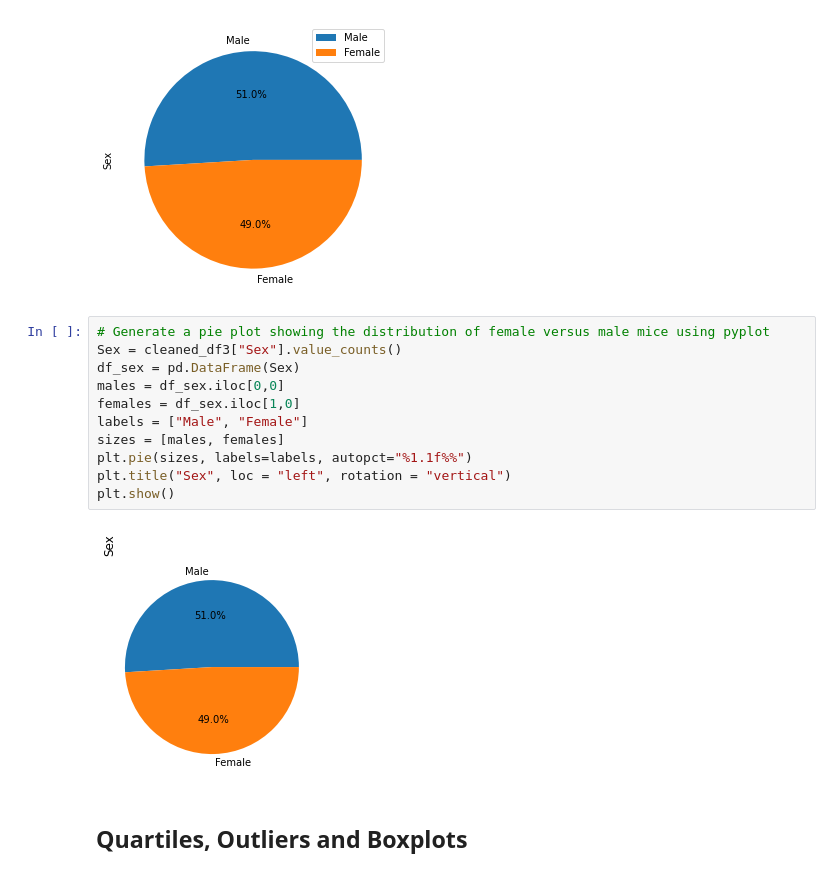
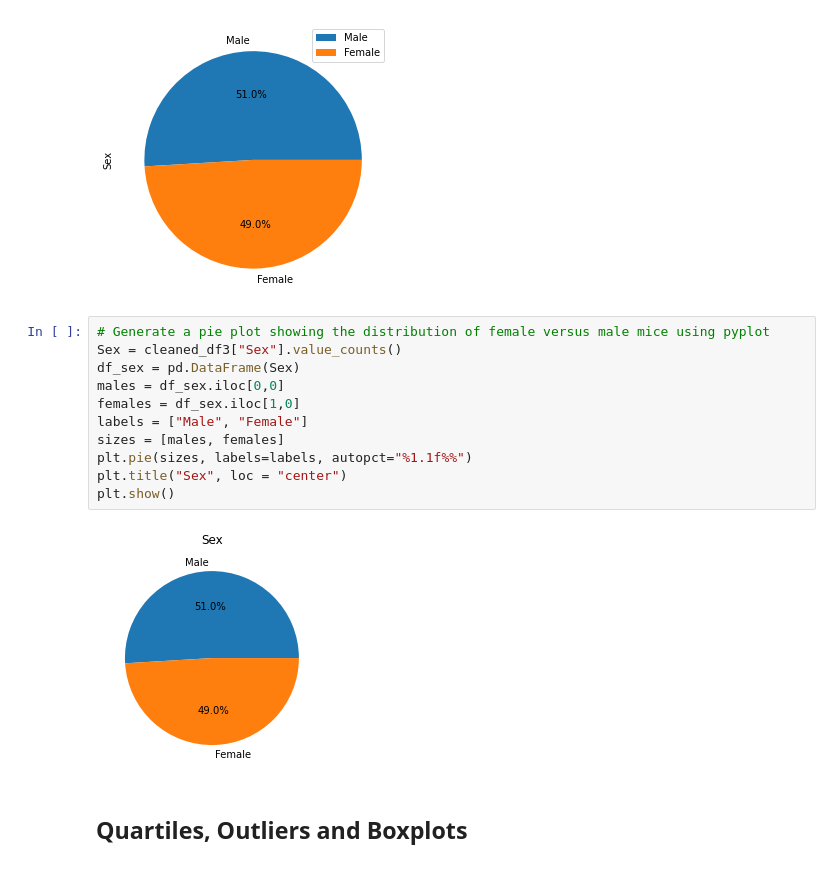
Before and after one commit to jjc55/datavisualization_challenge, a Jupyter notebook: Pymaceuticals/pymaceuticals_starter-MyCode.ipynb, the cells around one changed output. Cells and saved outputs as stored; diff of their text form.

```diff
--- a/Pymaceuticals/pymaceuticals_starter-MyCode.ipynb
+++ b/Pymaceuticals/pymaceuticals_starter-MyCode.ipynb
@@ -167,16 +169,16 @@ plt.show()
 # %%
 # Generate a pie plot showing the distribution of female versus male mice using pyplot
 Sex = cleaned_df3["Sex"].value_counts()
 df_sex = pd.DataFrame(Sex)
 males = df_sex.iloc[0,0]
 females = df_sex.iloc[1,0]
 labels = ["Male", "Female"]
 sizes = [males, females]
 plt.pie(sizes, labels=labels, autopct="%1.1f%%")
-plt.title("Sex", loc = "left", rotation = "vertical")
+plt.title("Sex", loc = "center")
 plt.show()
 # %% [output]
-[figure, old version]
+[figure, new version]
 # %% [markdown]
 ## Quartiles, Outliers and Boxplots
 # %%
```
Also changed, not shown: parts of 4 cells of this notebook, 1 other file.
